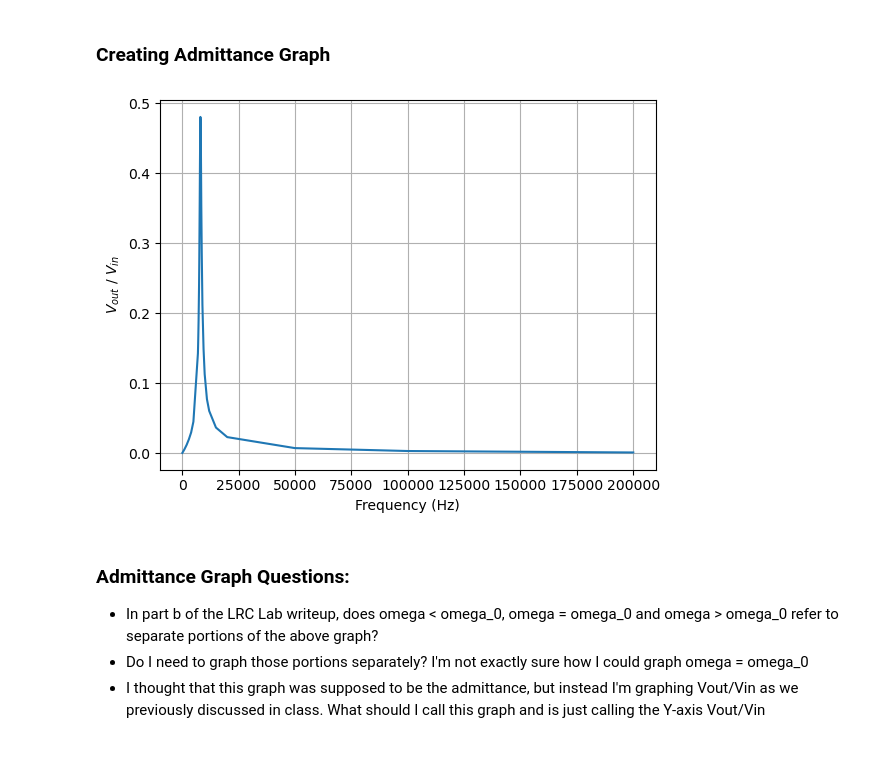
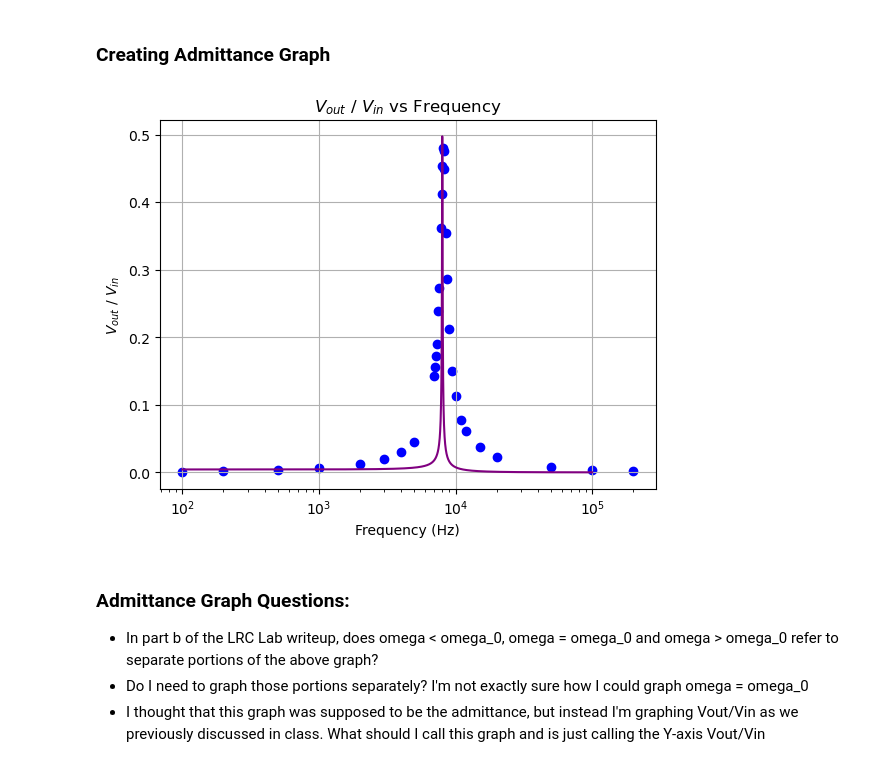
Before and after one commit to xspoole/PhysicsNotebooks, a Jupyter notebook: PH424_Lab1.ipynb, the cells around one changed output. Drawn from its saved outputs; the diff is of its cells as text; code cells hidden in the pictures.

Commit message:
Updating graphs with theoretical plots

```diff
--- a/PH424_Lab1.ipynb
+++ b/PH424_Lab1.ipynb
@@ -40,17 +40,35 @@ except Exception as e:
 # %% [markdown]
 ### Creating Admittance Graph
 # %%
-def admittance_func():
+def admittance_func(x):
+    R = 51
+    L = 0.022
+    C = 1.8 * 10**-8
+
+    numerator = (6 * 10**3) / L
+    f0 = (1 / np.sqrt(L * C)) / (2 * np.pi)
+    denominator = np.sqrt((f0**2 - x**2)**2 + 4*(R / (2*L)) * x**2)
+
+    admittance = numerator / denominator
+    return admittance
+
+frequencies = np.linspace(100, 100000, 5000)
+vector_admittance_func = np.vectorize(admittance_func)
+voltage = admittance_func(frequencies)
 # %%
 x_axis = df['Freq. In (Hz)']
 y_axis = df['Vout/Vin']
 
-plt.plot(x_axis, y_axis)
+plt.semilogx()
+
+plt.plot(frequencies, voltage, color = 'purple')
+plt.scatter(x_axis, y_axis, color='blue')
 plt.xlabel('Frequency (Hz)')
 plt.ylabel(r'$V_{out}$ / $V_{in}$')
+plt.title(r'$V_{out}$ / $V_{in}$ vs Frequency')
 plt.grid(True)
 # %% [output]
-[figure, old version]
+[figure, new version]
 # %% [markdown]
 ### Admittance Graph Questions:
 - In part b of the LRC Lab writeup, does omega < omega_0, omega = omega_0 and omega > omega_0 refer to separate portions of the above graph?
```
Also changed, not shown: parts of 3 cells of this notebook.
